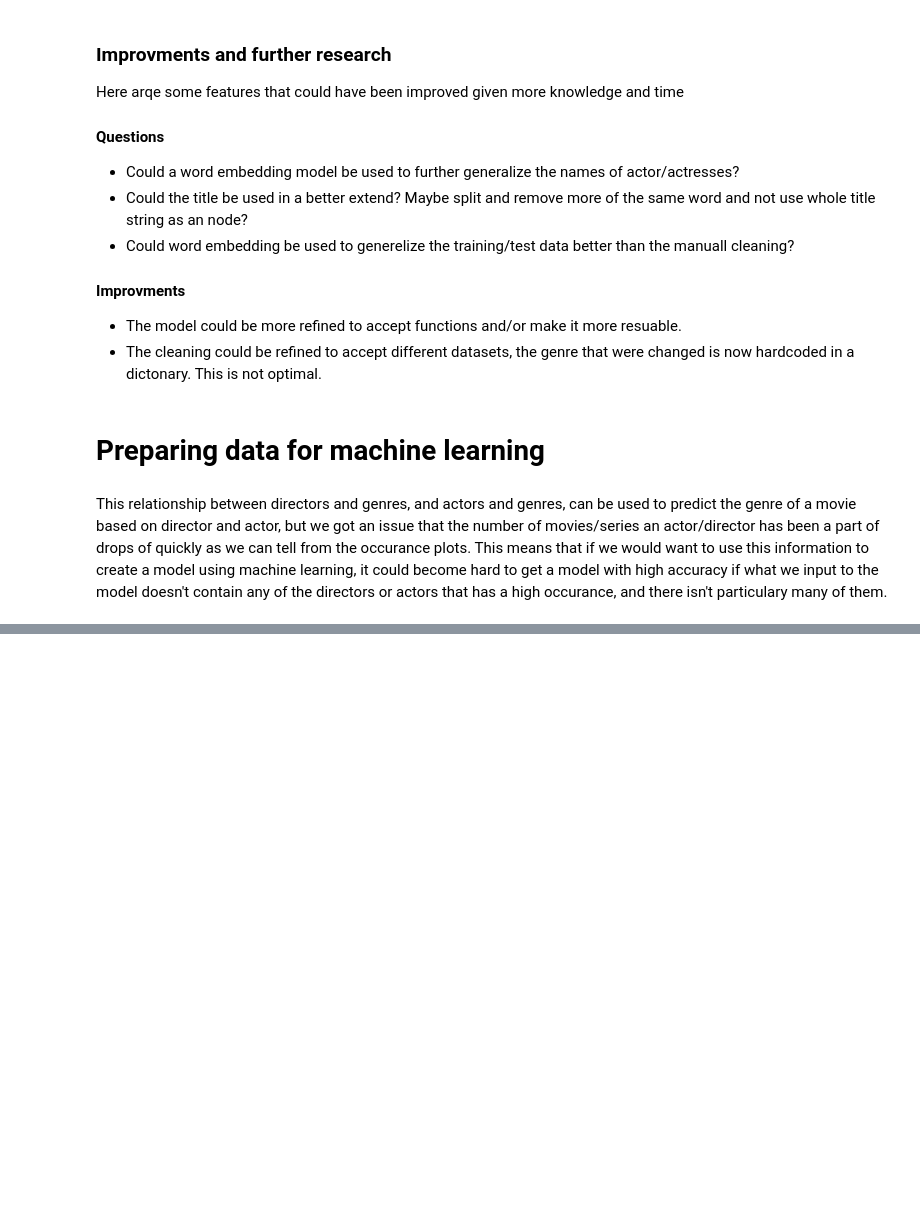
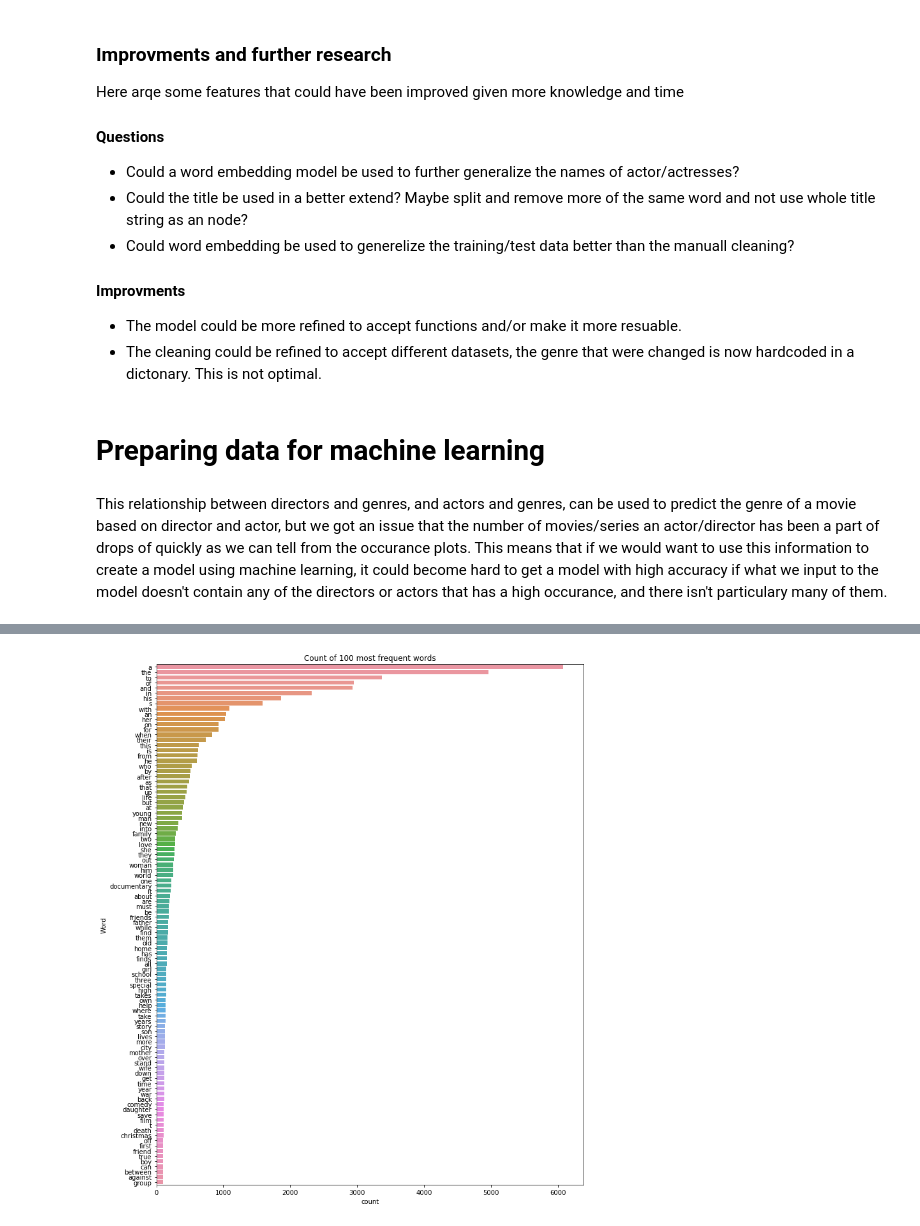
Before and after one commit to aSkailand/dat540-netflix_catalogue, a Jupyter notebook: src/netflix_catalogue_view.ipynb, the cells around one changed output, grey strips where cells are left out. Drawn from its saved outputs; the diff is of its cells as text; code cells hidden in the pictures; blank space fills up the shorter version.

```diff
--- a/src/netflix_catalogue_view.ipynb
+++ b/src/netflix_catalogue_view.ipynb
@@ -1273,0 +1370,18 @@ This relationship between directors and genres, and actors and genres, can be us
+# %%
+# function for text cleaning
+def clean_text(text):
+    # remove everything except alphabets
+    text = re.sub("[^a-zA-Z]"," ",text)
+    # remove whitespaces
+    text = ' '.join(text.split())
+    # convert text to lowercase
+    text = text.lower()
+
+    return text
+
+# Clean each description and title using clean_text function
+new_set['clean_desc'] = new_set['description'].apply(lambda x: clean_text(x))
+new_set['clean_title'] = new_set['title'].apply(lambda x: clean_text(x))
+
+# add title to description
+new_set['title_description'] = new_set['clean_title'] + str(" ") + new_set['clean_desc']
@@ -1273,0 +1390,9 @@ This relationship between directors and genres, and actors and genres, can be us
+# %%
+# List of 8 genres with the least no. of movies
+rare_genres = data_set[data_set.type=="Movie"].listed_in.str.split(', ').explode().value_counts().index[-8:]
+
+# Rename the 8 rare genres above with "Other"
+new_set['genre'] = new_set.genre.apply(lambda x: ["Other" if np.isin(y, rare_genres) else y for y in x])
+# Remove "Other" from the data set
+new_set = new_set[new_set.genre != "Other"]
+new_set['genre'] = (new_set.genre.map(set)-{'Other'}).map(list)
@@ -1273,0 +1402,19 @@ This relationship between directors and genres, and actors and genres, can be us
+# %%
+def freq_words(text, terms = 30):
+  # Create word list from all words in title and description in pandas series
+  words = text.str.split(expand=True).stack()
+
+  # selecting top n most frequent words in order
+  d = words.value_counts().index[:terms]
+
+  # visualize words and frequencies
+  plt.figure(figsize=(12,15))
+  ax = sns.countplot(y=words, order=d)
+  ax.set(ylabel = 'Word')
+  ax.set_title(f"Count of {terms} most frequent words")
+  plt.show()
+
+# print 100 most frequent words
+freq_words(new_set['title_description'], 100)
+# %% [output]
+[figure, added]
```
Also changed, not shown: parts of 39 cells of this notebook, 1 other file.
